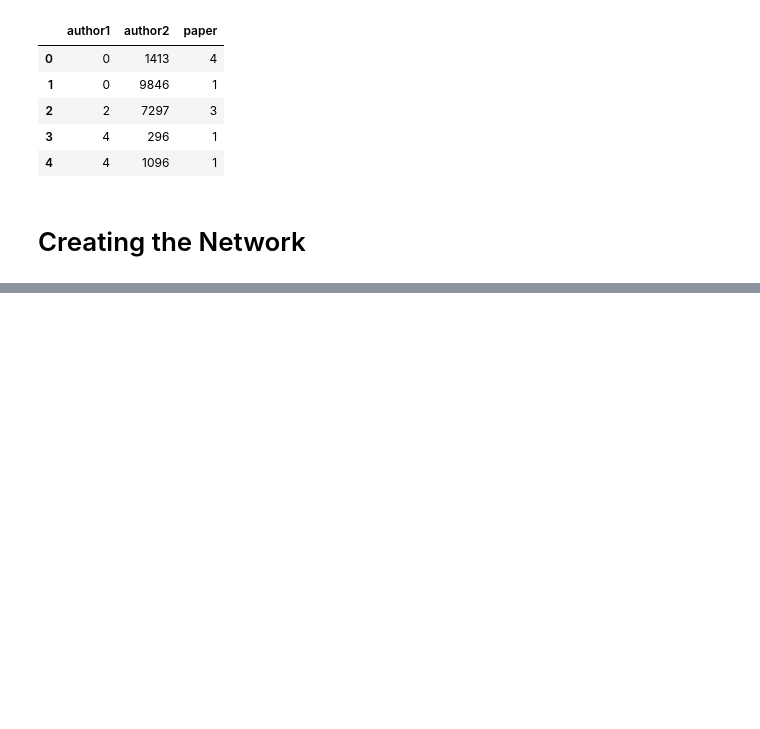
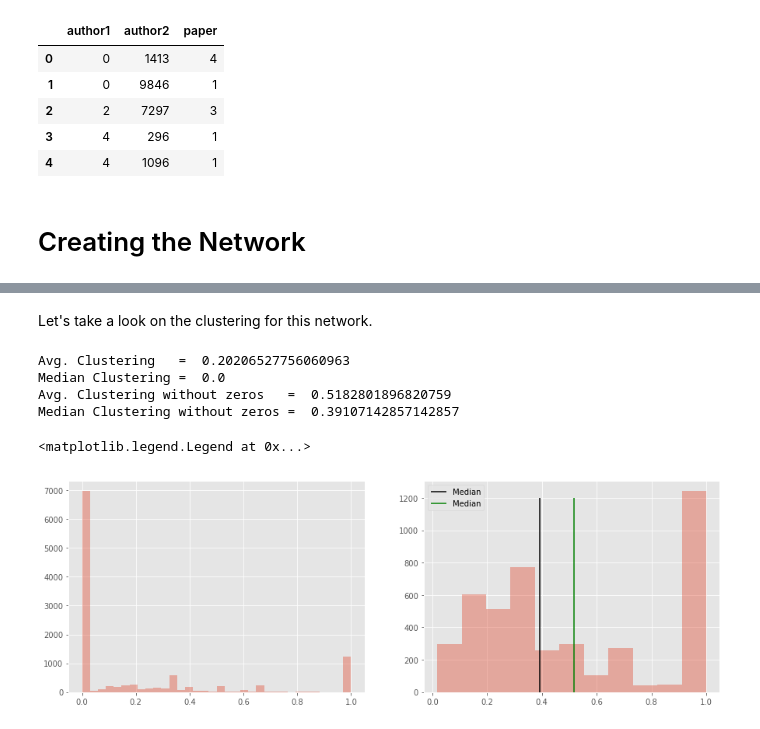
Before and after one commit to davibarreira/PBMNet, a Jupyter notebook: Create_Network.ipynb, the cells around one changed output, grey strips where cells are left out. Cells and saved outputs as stored; diff of their text form; code cells hidden in the pictures; blank space fills up the shorter version.

```diff
--- a/Create_Network.ipynb
+++ b/Create_Network.ipynb
@@ -154,0 +180,24 @@ MemoryError:
+# %% [markdown]
+Let's take a look on the clustering for this network.
+# %%
+print('Avg. Clustering   = ', nx.average_clustering(G))
+print('Median Clustering = ', np.median(list(nx.clustering(G).values())))
+cluster_l0 = list(filter(lambda x: x>0,list(nx.clustering(G).values()))) # Getting values larger than 0
+print('Avg. Clustering without zeros   = ', np.mean(cluster_l0))
+print('Median Clustering without zeros = ', np.median(cluster_l0))
+
+fig = plt.figure(figsize=(15,5))
+plt.subplot(121)
+sns.distplot(list(nx.clustering(G).values()),kde=False,)
+plt.subplot(122)
+sns.distplot(cluster_l0,kde=False,)
+plt.vlines(x=np.median(cluster_l0),ymin=0,ymax=1200,label='Median')
+plt.vlines(x=np.mean(cluster_l0),ymin=0,ymax=1200,label='Median',colors='g')
+plt.legend()
+# %% [output]
+Avg. Clustering   =  0.20206527756060963
+Median Clustering =  0.0
+Avg. Clustering without zeros   =  0.5182801896820759
+Median Clustering without zeros =  0.39107142857142857
+<matplotlib.legend.Legend at 0x...>
+[figure, added]
```
Also changed, not shown: parts of 16 cells of this notebook, 1 other file.
